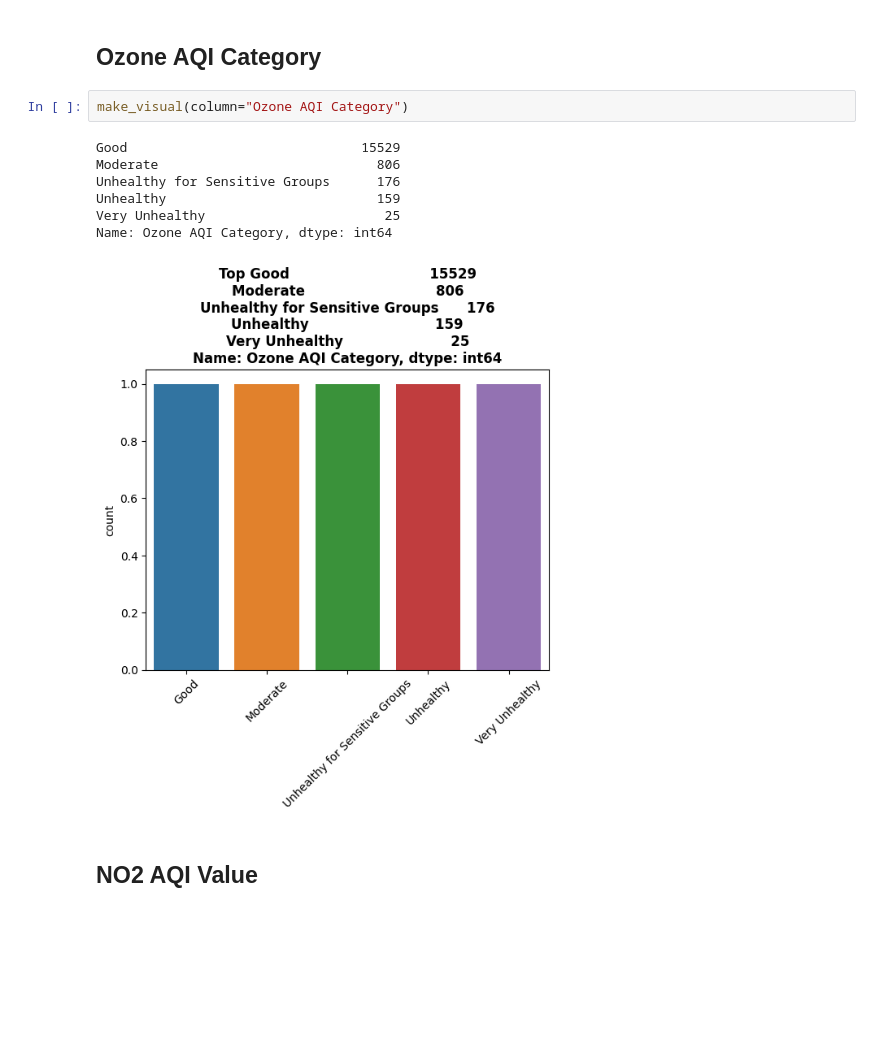
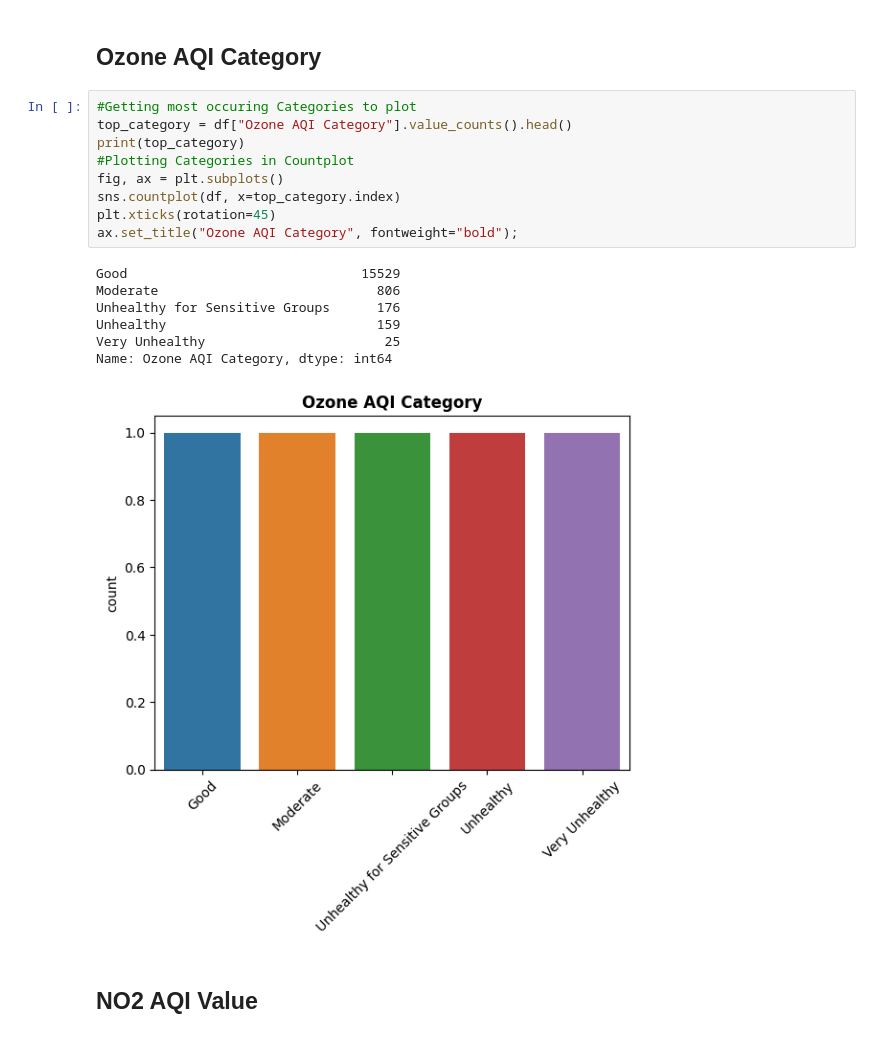
Before and after one commit to eckoecho/Project-2, a Jupyter notebook: World_Air_Quality_Index_by_City_and_Coordinates.ipynb, the cells around one changed output. Cells and saved outputs as stored; diff of their text form; blank space fills up the shorter version.

```diff
--- a/World_Air_Quality_Index_by_City_and_Coordinates.ipynb
+++ b/World_Air_Quality_Index_by_City_and_Coordinates.ipynb
@@ -239,16 +262,23 @@ ax.set_title("Median Ozone AQI", fontweight="bold");
 [figure]
 # %% [markdown]
 ## Ozone AQI Category
-# %%
-make_visual(column="Ozone AQI Category")
-# %% [output]
-Good                              15529
-Moderate                            806
-Unhealthy for Sensitive Groups      176
-Unhealthy                           159
-Very Unhealthy                       25
-Name: Ozone AQI Category, dtype: int64
-[figure, removed]
+# %%
+#Getting most occuring Categories to plot
+top_category = df["Ozone AQI Category"].value_counts().head()
+print(top_category)
+#Plotting Categories in Countplot
+fig, ax = plt.subplots()
+sns.countplot(df, x=top_category.index)
+plt.xticks(rotation=45)
+ax.set_title("Ozone AQI Category", fontweight="bold");
+# %% [output]
+Good                              15529
+Moderate                            806
+Unhealthy for Sensitive Groups      176
+Unhealthy                           159
+Very Unhealthy                       25
+Name: Ozone AQI Category, dtype: int64
+[figure, added]
 # %% [markdown]
 ## NO2 AQI Value
 # %%
```
Also changed, not shown: parts of 10 cells of this notebook.
